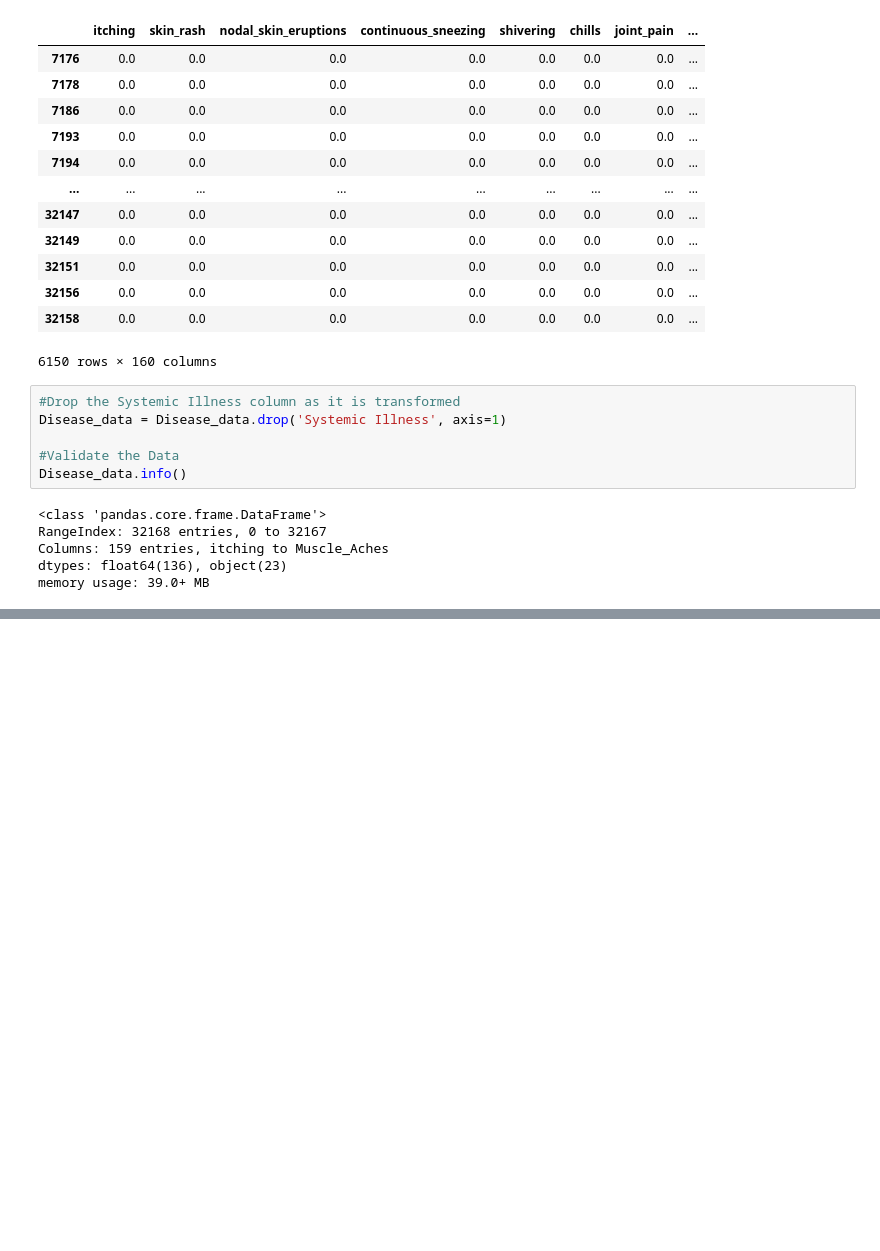
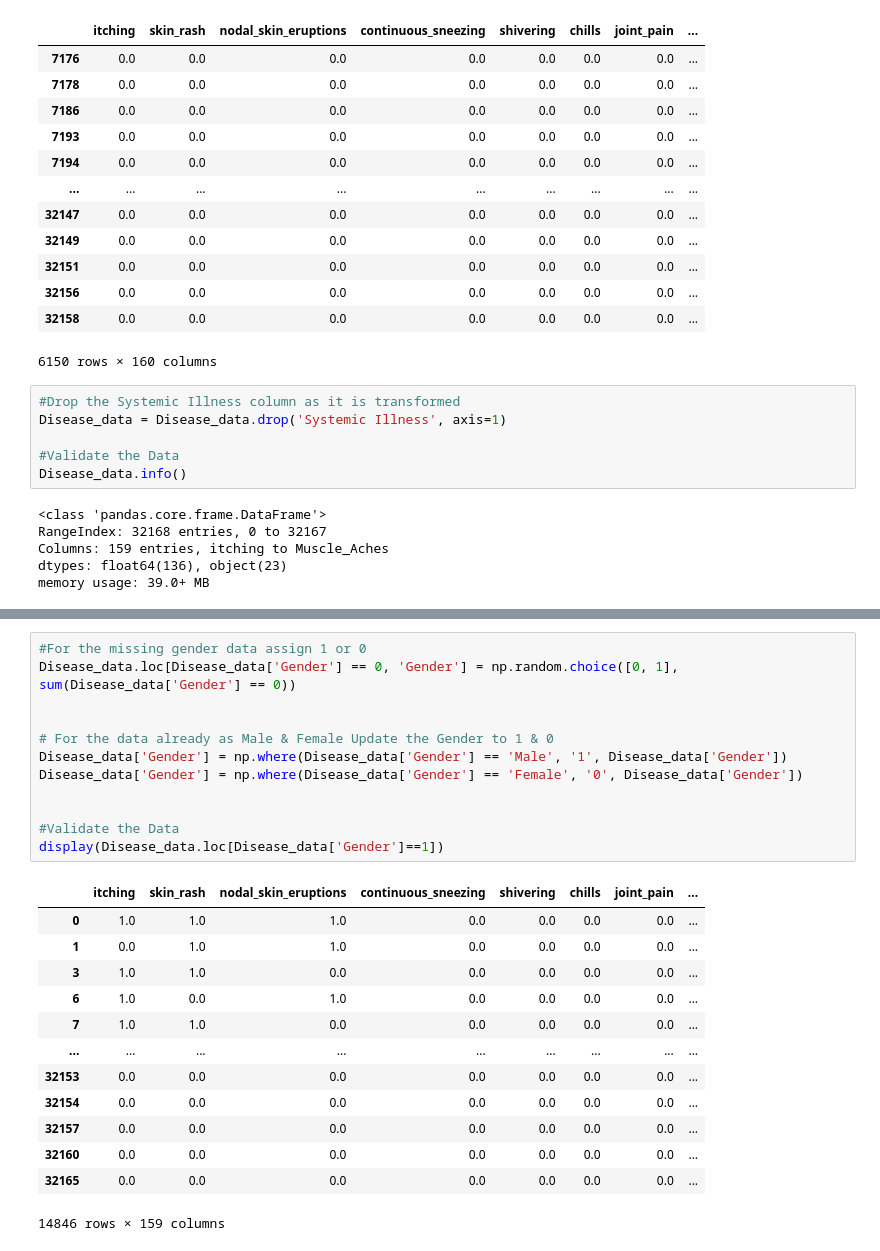
Before and after one commit to RAJESHVELAMALA/project2, a Jupyter notebook: preprocess.ipynb, the cells around one changed output, grey strips where cells are left out. Drawn from its saved outputs; the diff is of its cells as text; blank space fills up the shorter version.

```diff
--- a/preprocess.ipynb
+++ b/preprocess.ipynb
@@ -318,0 +321,26 @@ Disease_data.to_csv('./Project_data/Disease_data.csv', index=False)
+# %%
+#For the missing gender data assign 1 or 0
+Disease_data.loc[Disease_data['Gender'] == 0, 'Gender'] = np.random.choice([0, 1], sum(Disease_data['Gender'] == 0))
+
+
+# For the data already as Male & Female Update the Gender to 1 & 0
+Disease_data['Gender'] = np.where(Disease_data['Gender'] == 'Male', '1', Disease_data['Gender'])
+Disease_data['Gender'] = np.where(Disease_data['Gender'] == 'Female', '0', Disease_data['Gender'])
+
+
+#Validate the Data
+display(Disease_data.loc[Disease_data['Gender']==1])
+# %% [output]
+|  | itching | skin_rash | nodal_skin_eruptions | continuous_sneezing | shivering | chills | joint_pain | ... |
+| 0 | 1.0 | 1.0 | 1.0 | 0.0 | 0.0 | 0.0 | 0.0 | ... |
+| 1 | 0.0 | 1.0 | 1.0 | 0.0 | 0.0 | 0.0 | 0.0 | ... |
+| 3 | 1.0 | 1.0 | 0.0 | 0.0 | 0.0 | 0.0 | 0.0 | ... |
+| 6 | 1.0 | 0.0 | 1.0 | 0.0 | 0.0 | 0.0 | 0.0 | ... |
+| 7 | 1.0 | 1.0 | 0.0 | 0.0 | 0.0 | 0.0 | 0.0 | ... |
+| ... | ... | ... | ... | ... | ... | ... | ... | ... |
+| 32153 | 0.0 | 0.0 | 0.0 | 0.0 | 0.0 | 0.0 | 0.0 | ... |
+| 32154 | 0.0 | 0.0 | 0.0 | 0.0 | 0.0 | 0.0 | 0.0 | ... |
+| 32157 | 0.0 | 0.0 | 0.0 | 0.0 | 0.0 | 0.0 | 0.0 | ... |
+| 32160 | 0.0 | 0.0 | 0.0 | 0.0 | 0.0 | 0.0 | 0.0 | ... |
+| 32165 | 0.0 | 0.0 | 0.0 | 0.0 | 0.0 | 0.0 | 0.0 | ... |
+14846 rows × 159 columns
```
Also changed, not shown: parts of 25 cells of this notebook.
